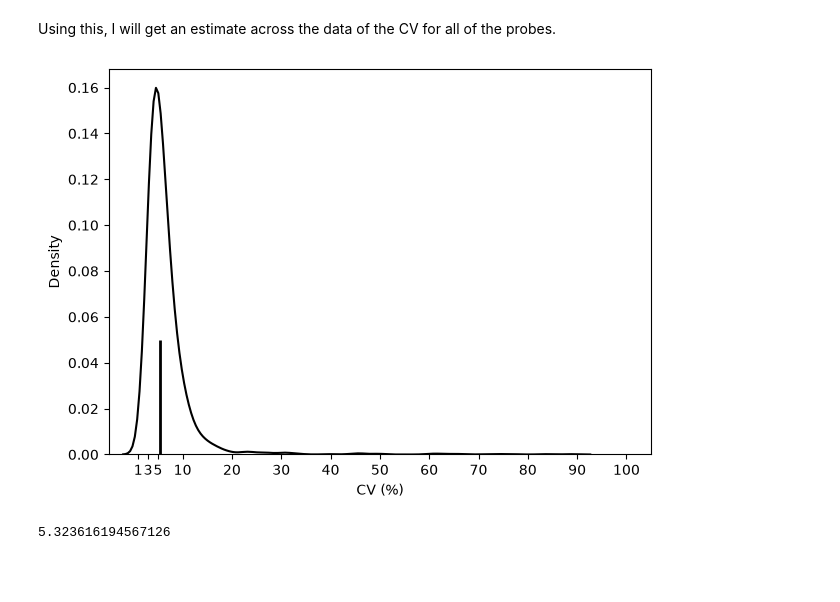
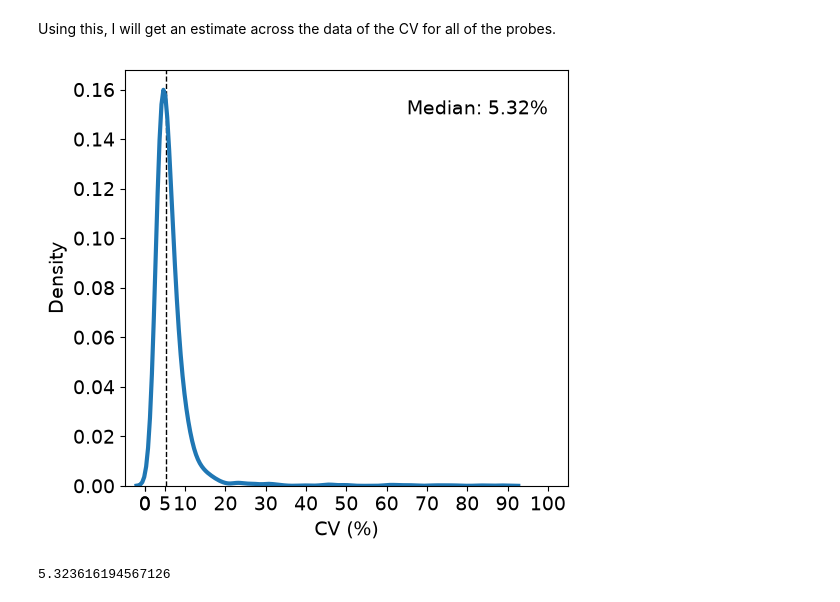
Before and after one commit to AnthonyOfSeattle/affinity-proteomics-notebook, a Jupyter notebook: work/2026_09_09_investigating_candia_dispersion.ipynb, the cells around one changed output. Cells and saved outputs as stored; diff of their text form; code cells hidden in the pictures; blank space fills up the shorter version.

```diff
--- a/work/2026_09_09_investigating_candia_dispersion.ipynb
+++ b/work/2026_09_09_investigating_candia_dispersion.ipynb
@@ -797,27 +804,44 @@ probe_cvs_ml = (
                      .reset_index()
 )
 # %%
-fig = plt.figure(figsize = [7, 5])
+fig = plt.figure(figsize = [5.5, 5])
 
 ax = sns.kdeplot(
     data=probe_cvs_ml[probe_cvs_ml.cv < 100],
     x="cv",
-    c = "black"
+    linewidth = 3
 )
 
-plt.vlines(
+plt.axvline(
     x = probe_cvs_ml[probe_cvs_ml.cv < 100].cv.median(),
-    ymin = 0 , ymax=.05,
-    linewidth = 2,
-    color = "black"
+    ymin = 0, ymax=1,
+    linewidth = 1,
+    linestyle = "dashed",
+    color = "black",
+    zorder = -1
 )
-plt.xticks([1, 3, 5] + list(range(10, 110, 10)))
 
-plt.xlabel("CV (%)")
+plt.text(
+    x = 100,
+    y = 0.15,
+    s = f"Median: {np.round(probe_cvs_ml[probe_cvs_ml.cv < 100].cv.median(), 2)}%",
+    ha = "right",
+    size = 14
+)
+plt.xticks([0, 5] + list(range(10, 110, 10)))
+
+plt.xticks([0, 5] + list(range(0, 110, 10)))
 plt.xlim(-5, 105)
+
+plt.xlabel("CV (%)", size = 14)
+plt.ylabel("Density", size = 14)
+plt.tick_params(labelsize = 14)
+
+plt.tight_layout()
+plt.savefig("../results/2026_09_09_investigating_candia_dispersion/probe_cv_distribution_mle.svg")
 plt.show()
 # %% [output]
-[figure, old version]
+[figure, new version]
 # %%
 probe_cvs_ml[probe_cvs_ml.cv < 100].cv.median()
 # %% [output]
```
Also changed, not shown: parts of 4 cells of this notebook, 2 other files.
